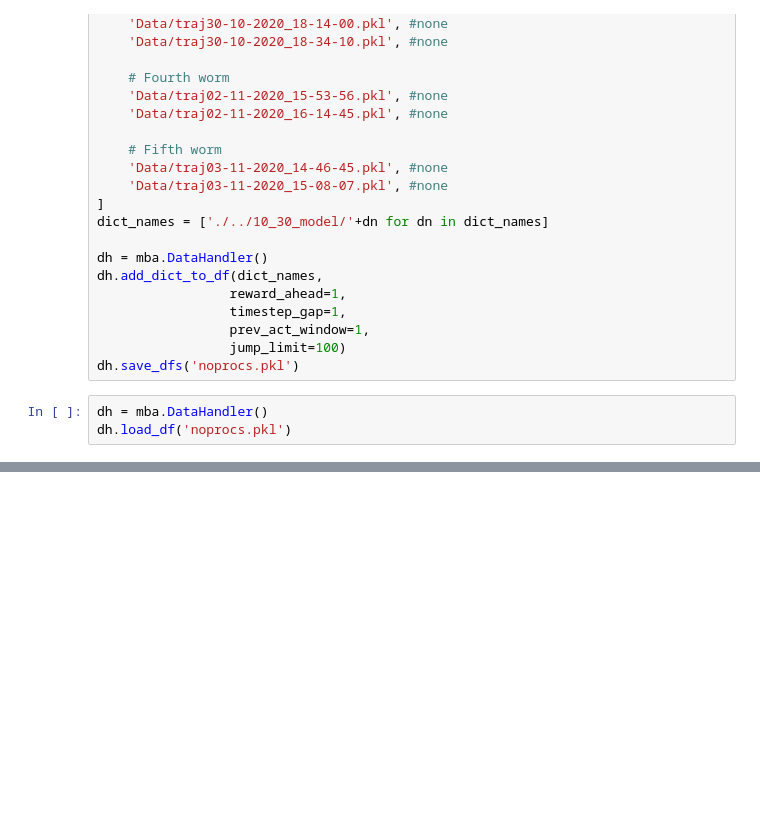
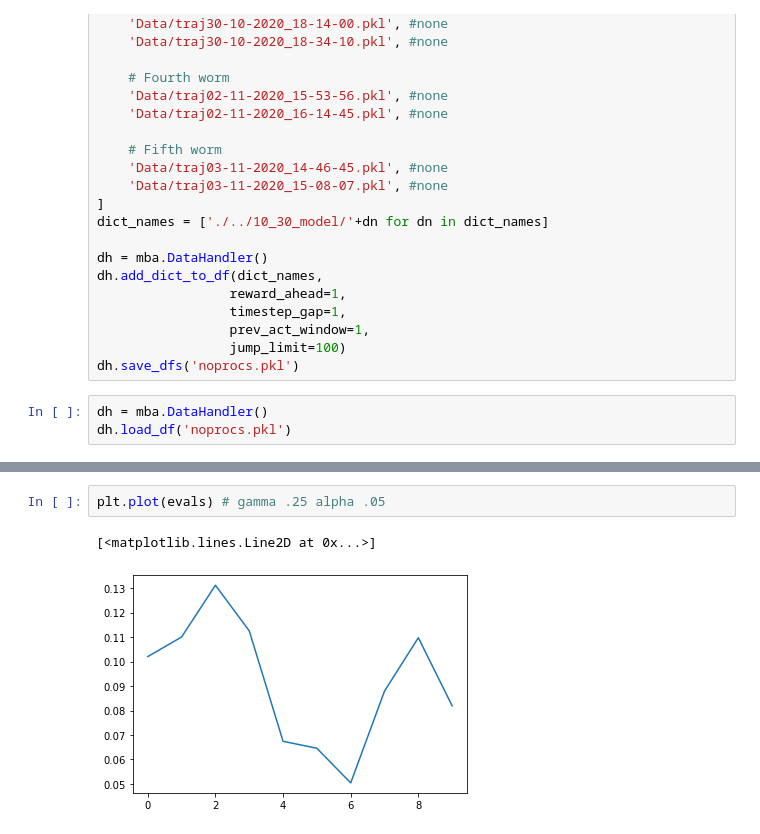
Before and after one commit to ccli3896/RLWorms, a Jupyter notebook: 12_19_homeTesting/RunThings.ipynb, the cells around one changed output, grey strips where cells are left out. Cells and saved outputs as stored; diff of their text form; blank space fills up the shorter version.

```diff
--- a/12_19_homeTesting/RunThings.ipynb
+++ b/12_19_homeTesting/RunThings.ipynb
@@ -164,0 +180,5 @@ The output I'd want is
+# %%
+plt.plot(evals) # gamma .25 alpha .05
+# %% [output]
+[<matplotlib.lines.Line2D at 0x...>]
+[figure, added]
```
Also changed, not shown: parts of 12 cells of this notebook.
